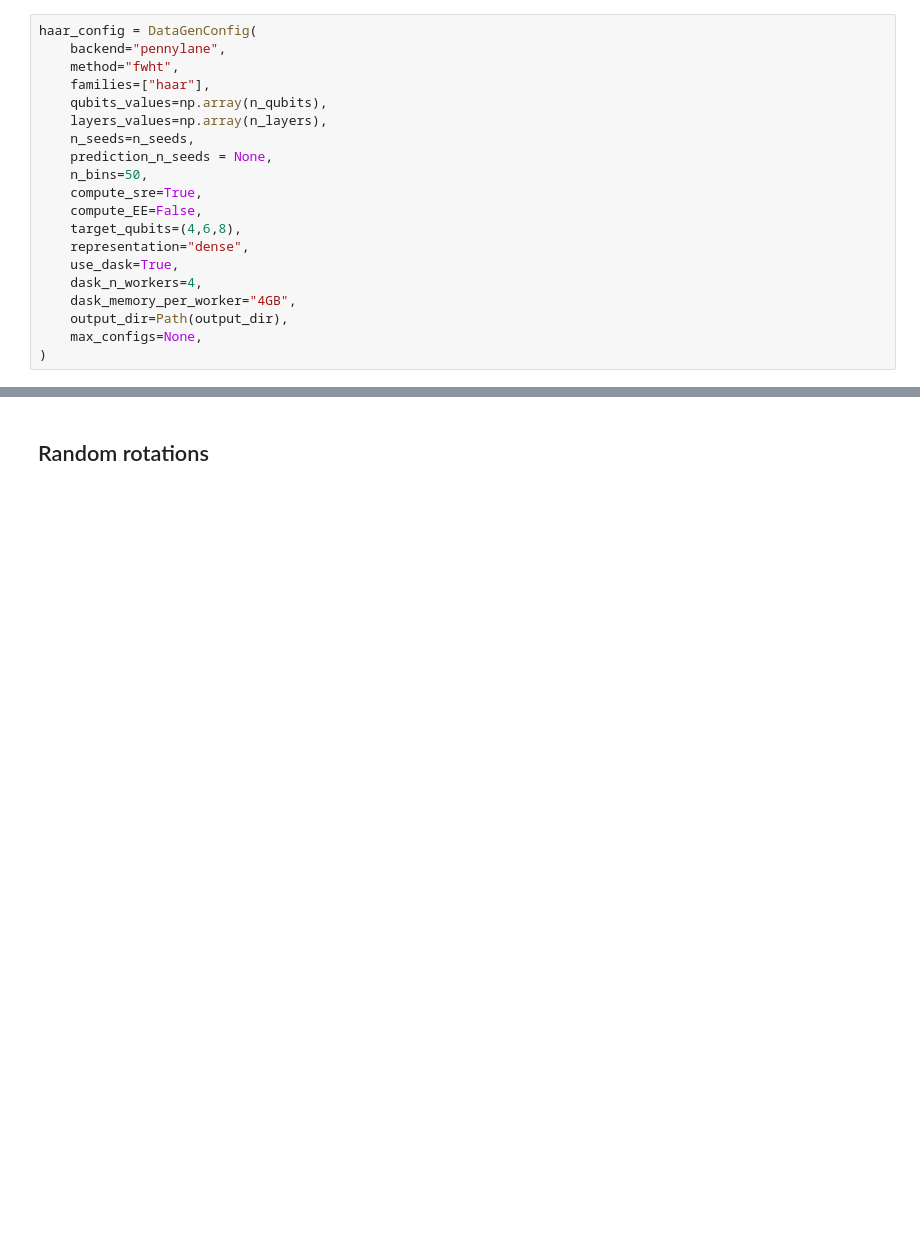
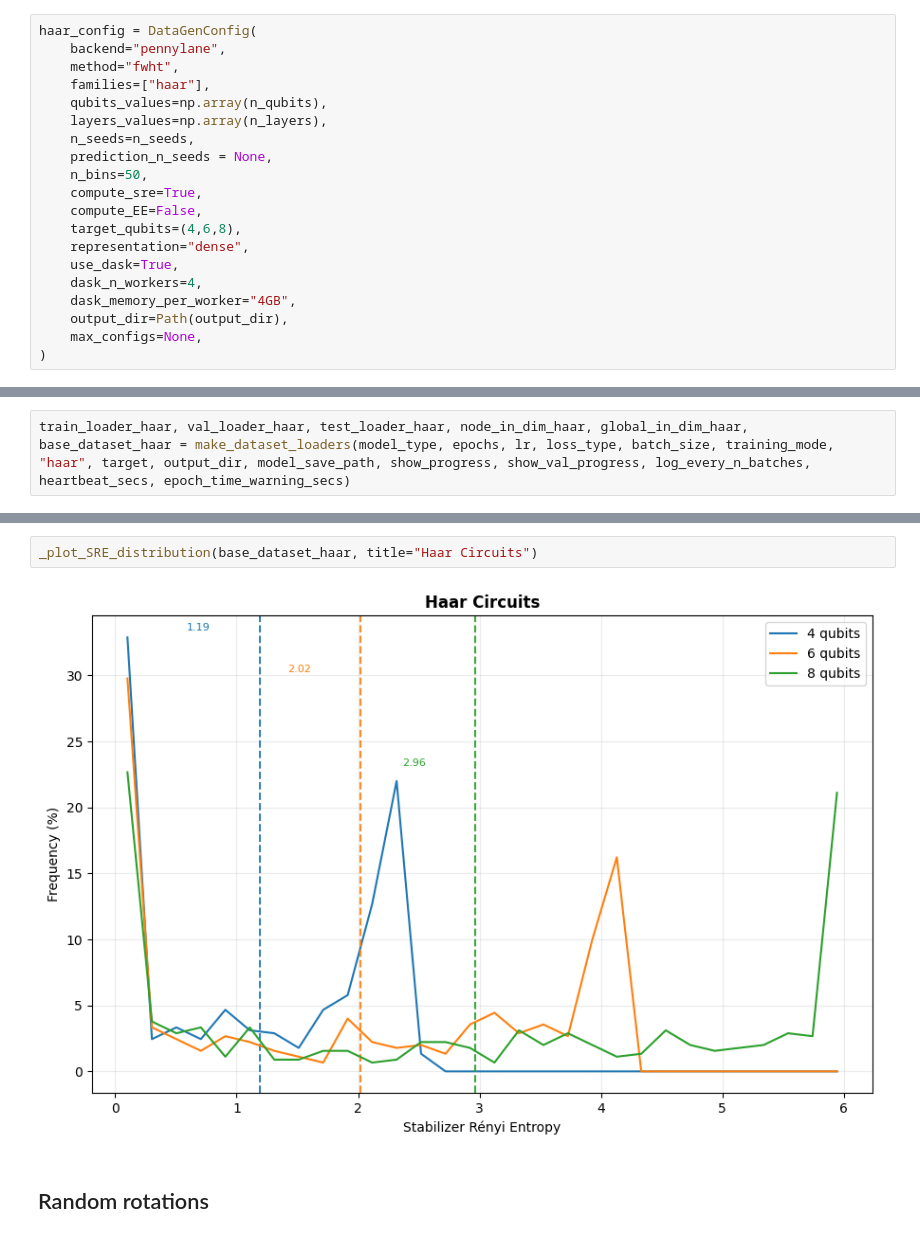
Before and after one commit to VicLambert/qml-quansistor-entropy, a Jupyter notebook: qqe/notebooks/SRE_distributions.ipynb, the cells around one changed output, grey strips where cells are left out. Drawn from its saved outputs; the diff is of its cells as text; blank space fills up the shorter version.

```diff
--- a/qqe/notebooks/SRE_distributions.ipynb
+++ b/qqe/notebooks/SRE_distributions.ipynb
@@ -320,0 +341,2 @@ plot_SRE_regime(output_dir, "haar")
+# %%
+train_loader_haar, val_loader_haar, test_loader_haar, node_in_dim_haar, global_in_dim_haar, base_dataset_haar = make_dataset_loaders(model_type, epochs, lr, loss_type, batch_size, training_mode, "haar", target, output_dir, model_save_path, show_progress, show_val_progress, log_every_n_batches, heartbeat_secs, epoch_time_warning_secs)
@@ -321,3 +347,7 @@ plot_SRE_regime(output_dir, "haar")
+# %%
+_plot_SRE_distribution(base_dataset_haar, title="Haar Circuits")
+# %% [output]
+[figure, added]
 # %% [markdown]
 ## Random rotations
 # %%
```
Also changed, not shown: parts of 20 cells of this notebook, 3 other files.
